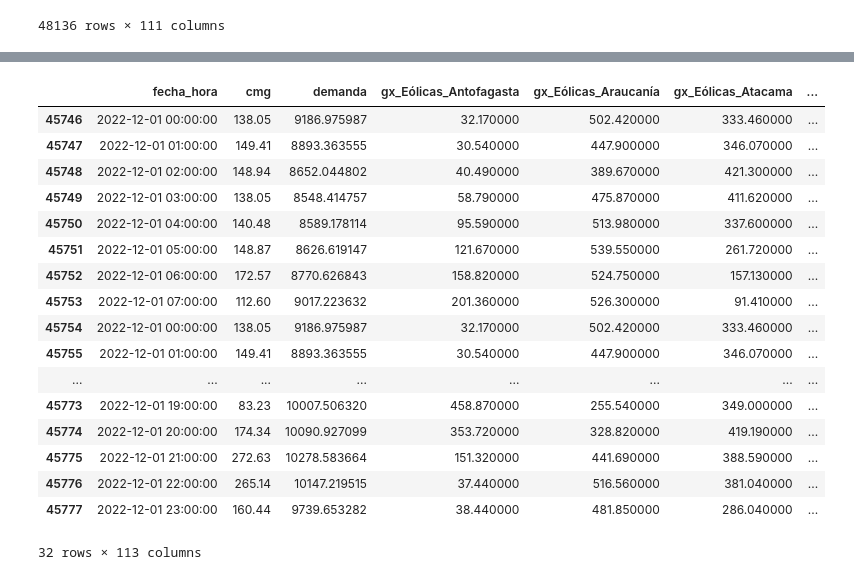
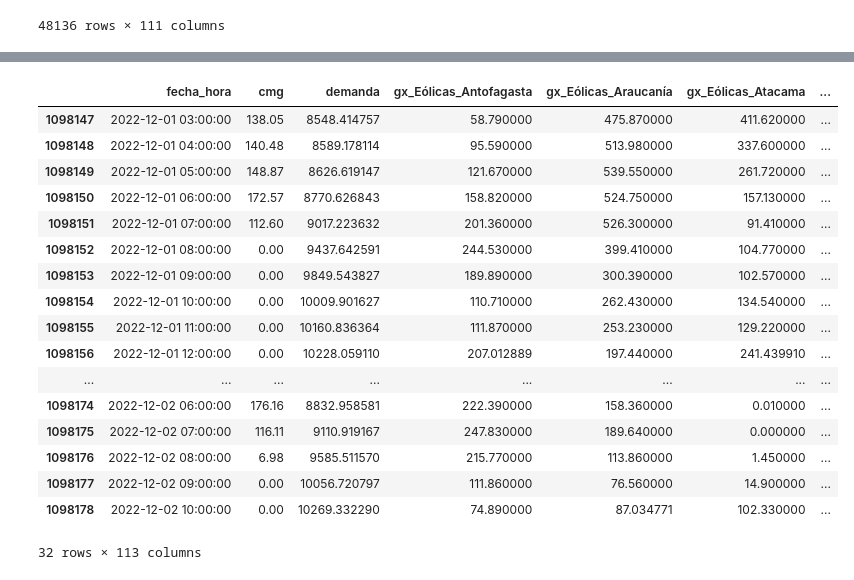
Before and after one commit to N-Sotelo98/INF3813-1-Deep-learning-avanzado, a Jupyter notebook: notebooks/categorizer.ipynb, the cells around one changed output, grey strips where cells are left out. Drawn from its saved outputs; the diff is of its cells as text; code cells hidden in the pictures.

```diff
--- a/notebooks/categorizer.ipynb
+++ b/notebooks/categorizer.ipynb
@@ -32,25 +32,26 @@ memory usage: 41.1+ MB
 # Convert datetime column to datetime type if it's not already
 df['fecha_hora'] = pd.to_datetime(df['fecha_hora'])
 
-# Extract the date (without time) for each row
-df['date'] = df['fecha_hora'].dt.date
+
 
 # Initialize an empty list to store the augmented rows
 augmented_rows = []
 
 # Iterate over each unique date (at 00:00:00) to get 32-hour windows
-for date in df['date'].unique():
+for timestamp in df['fecha_hora'] .unique():
     # Get the rows corresponding to this date
-    start_datetime = dt.datetime.combine(date, dt.time(0, 0, 0))
+    start_datetime = timestamp
 
     # Extract the 32-hour window
     window = df[(df['fecha_hora'] >= start_datetime) &
                 (df['fecha_hora'] < start_datetime + pd.Timedelta(hours=32))].copy()
 
+    window['start_timestamp'] = start_datetime
+
     # Rank the 'cmg' column within the window
     window['rank'] = window['cmg'].rank(ascending=False,method='first')
 
-    # Append the window with 'date' and 'rank' to the augmented rows
+    # Append the window with 'timestamp' and 'rank' to the augmented rows
     augmented_rows.append(window)
 
 # Concatenate all augmented rows into a new DataFrame
@@ -59,26 +60,26 @@ augmented_df['rank'] = augmented_df['rank'].astype(int)
 
 # Reset the index
 augmented_df.reset_index(drop=True, inplace=True)
-# %%
-augmented_df[augmented_df['date'] == pd.to_datetime('2022-12-01').date()]
-# %% [output]
-|  | fecha_hora | cmg | demanda | gx_Eólicas_Antofagasta | gx_Eólicas_Araucanía | gx_Eólicas_Atacama | ... |
-| 45746 | 2022-12-01 00:00:00 | 138.05 | 9186.975987 | 32.170000 | 502.420000 | 333.460000 | ... |
-| 45747 | 2022-12-01 01:00:00 | 149.41 | 8893.363555 | 30.540000 | 447.900000 | 346.070000 | ... |
-| 45748 | 2022-12-01 02:00:00 | 148.94 | 8652.044802 | 40.490000 | 389.670000 | 421.300000 | ... |
-| 45749 | 2022-12-01 03:00:00 | 138.05 | 8548.414757 | 58.790000 | 475.870000 | 411.620000 | ... |
-| 45750 | 2022-12-01 04:00:00 | 140.48 | 8589.178114 | 95.590000 | 513.980000 | 337.600000 | ... |
-| 45751 | 2022-12-01 05:00:00 | 148.87 | 8626.619147 | 121.670000 | 539.550000 | 261.720000 | ... |
-| 45752 | 2022-12-01 06:00:00 | 172.57 | 8770.626843 | 158.820000 | 524.750000 | 157.130000 | ... |
-| 45753 | 2022-12-01 07:00:00 | 112.60 | 9017.223632 | 201.360000 | 526.300000 | 91.410000 | ... |
-| 45754 | 2022-12-01 00:00:00 | 138.05 | 9186.975987 | 32.170000 | 502.420000 | 333.460000 | ... |
-| 45755 | 2022-12-01 01:00:00 | 149.41 | 8893.363555 | 30.540000 | 447.900000 | 346.070000 | ... |
-| ... | ... | ... | ... | ... | ... | ... | ... |
-| 45773 | 2022-12-01 19:00:00 | 83.23 | 10007.506320 | 458.870000 | 255.540000 | 349.000000 | ... |
-| 45774 | 2022-12-01 20:00:00 | 174.34 | 10090.927099 | 353.720000 | 328.820000 | 419.190000 | ... |
-| 45775 | 2022-12-01 21:00:00 | 272.63 | 10278.583664 | 151.320000 | 441.690000 | 388.590000 | ... |
-| 45776 | 2022-12-01 22:00:00 | 265.14 | 10147.219515 | 37.440000 | 516.560000 | 381.040000 | ... |
-| 45777 | 2022-12-01 23:00:00 | 160.44 | 9739.653282 | 38.440000 | 481.850000 | 286.040000 | ... |
-32 rows × 113 columns
+# %%
+augmented_df[augmented_df['start_timestamp'] == dt.datetime(2022, 12, 1,3,0,0)]
+# %% [output]
+|  | fecha_hora | cmg | demanda | gx_Eólicas_Antofagasta | gx_Eólicas_Araucanía | gx_Eólicas_Atacama | ... |
+| 1098147 | 2022-12-01 03:00:00 | 138.05 | 8548.414757 | 58.790000 | 475.870000 | 411.620000 | ... |
+| 1098148 | 2022-12-01 04:00:00 | 140.48 | 8589.178114 | 95.590000 | 513.980000 | 337.600000 | ... |
+| 1098149 | 2022-12-01 05:00:00 | 148.87 | 8626.619147 | 121.670000 | 539.550000 | 261.720000 | ... |
+| 1098150 | 2022-12-01 06:00:00 | 172.57 | 8770.626843 | 158.820000 | 524.750000 | 157.130000 | ... |
+| 1098151 | 2022-12-01 07:00:00 | 112.60 | 9017.223632 | 201.360000 | 526.300000 | 91.410000 | ... |
+| 1098152 | 2022-12-01 08:00:00 | 0.00 | 9437.642591 | 244.530000 | 399.410000 | 104.770000 | ... |
+| 1098153 | 2022-12-01 09:00:00 | 0.00 | 9849.543827 | 189.890000 | 300.390000 | 102.570000 | ... |
+| 1098154 | 2022-12-01 10:00:00 | 0.00 | 10009.901627 | 110.710000 | 262.430000 | 134.540000 | ... |
+| 1098155 | 2022-12-01 11:00:00 | 0.00 | 10160.836364 | 111.870000 | 253.230000 | 129.220000 | ... |
+| 1098156 | 2022-12-01 12:00:00 | 0.00 | 10228.059110 | 207.012889 | 197.440000 | 241.439910 | ... |
+| ... | ... | ... | ... | ... | ... | ... | ... |
+| 1098174 | 2022-12-02 06:00:00 | 176.16 | 8832.958581 | 222.390000 | 158.360000 | 0.010000 | ... |
+| 1098175 | 2022-12-02 07:00:00 | 116.11 | 9110.919167 | 247.830000 | 189.640000 | 0.000000 | ... |
+| 1098176 | 2022-12-02 08:00:00 | 6.98 | 9585.511570 | 215.770000 | 113.860000 | 1.450000 | ... |
+| 1098177 | 2022-12-02 09:00:00 | 0.00 | 10056.720797 | 111.860000 | 76.560000 | 14.900000 | ... |
+| 1098178 | 2022-12-02 10:00:00 | 0.00 | 10269.332290 | 74.890000 | 87.034771 | 102.330000 | ... |
+32 rows × 113 columns
 # %%
 augmented_df.to_csv(r'../data/df_final_metadata_classes.csv', index=False)
```
Also changed, not shown: parts of 2 cells of this notebook, 1 other file.
